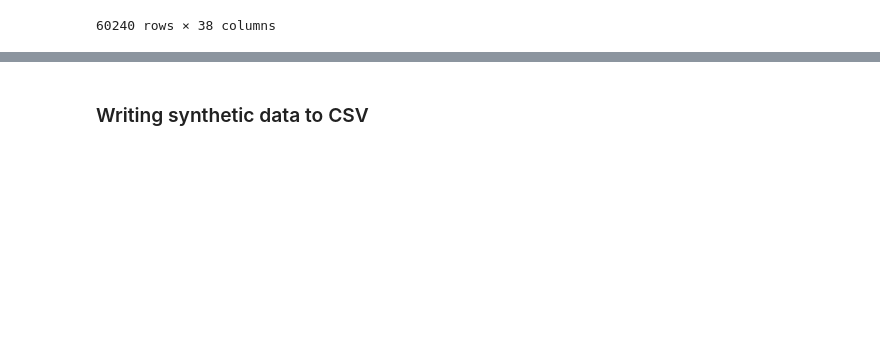
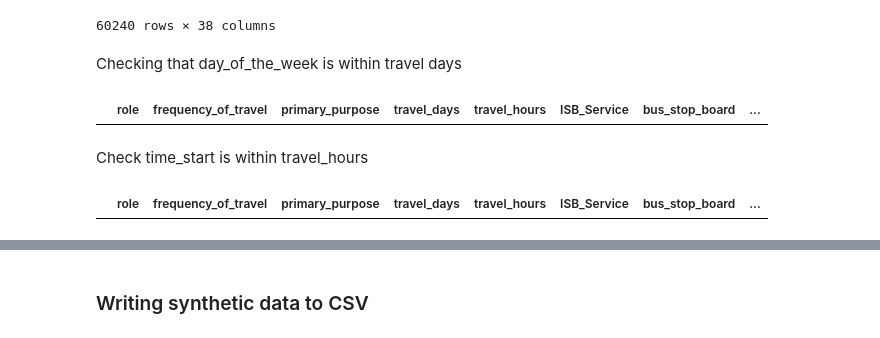
Before and after one commit to angelynnnnn/Optimizing-Public-Transport-Data, a Jupyter notebook: data_generation.ipynb, the cells around one changed output, grey strips where cells are left out. Cells and saved outputs as stored; diff of their text form; code cells hidden in the pictures; blank space fills up the shorter version.

Commit message:
cleaned travel and time data for synthetic data

```diff
--- a/data_generation.ipynb
+++ b/data_generation.ipynb
@@ -218,3 +243,5 @@ all_data
 | 60238 | Undergraduate student | 3 - 4 days a week | Commute to classes | Monday, Tuesday, Wednesday, Thurs... | 0900 - 1000, 1100 - 1200, 1300 - ... | E | UTown | ... |
 | 60239 | Undergraduate student | 3 - 4 days a week | Travelling to food establishments | Monday, Tuesday, Wednesday, Thursday | 1000 - 1100, 1100 - 1200, 1200 - ... | A1 | BIZ2 | ... |
 60240 rows × 38 columns
+# %% [markdown]
+Checking that day_of_the_week is within travel days
@@ -220,0 +281,26 @@ all_data
+# %%
+# check no more invalid days
+def check_invalid_days(data: pd.DataFrame) -> pd.DataFrame:
+    # Function to check if day_of_week is in travel_days
+    def is_valid_day(row):
+        travel_days = row['travel_days'].split(', ') if isinstance(row['travel_days'], str) else []
+        day_of_week = row['day_of_the_week'].split(', ') if isinstance(row['day_of_the_week'], str) else []
+
+        # Check if all days in day_of_week are in travel_days
+        return all(day in travel_days for day in day_of_week)
+
+    data['is_valid'] = data.apply(is_valid_day, axis=1)
+
+    invalid_rows = data[~data['is_valid']]
+
+    # Drop the helper column
+    invalid_rows = invalid_rows.drop(columns='is_valid')
+
+    return invalid_rows
+
+invalid_days = check_invalid_days(all_data)
+invalid_days
+# %% [output]
+|  | role | frequency_of_travel | primary_purpose | travel_days | travel_hours | ISB_Service | bus_stop_board | ... |
+# %% [markdown]
+Check time_start is within travel_hours
@@ -220,0 +364,37 @@ all_data
+# %%
+def check_invalid_time_starts(data: pd.DataFrame) -> pd.DataFrame:
+    """Check for invalid time_start entries based on travel_hours."""
+    invalid_rows = []
+
+    for index, row in data.iterrows():
+        actual_time = row['time_start']
+        travel_hours = row['travel_hours']
+
+        # Check if the actual_time is in the specified travel_hours
+        if pd.isnull(actual_time):
+            continue
+
+        # Split travel_hours into individual time ranges
+        time_ranges = travel_hours.split(', ')
+
+        # Check if actual_time is in any of the valid ranges
+        valid = False
+        for time_range in time_ranges:
+            start_str, end_str = time_range.split(' - ')  # Split each range
+            start_time = datetime.strptime(start_str, '%H%M').time()
+            end_time = datetime.strptime(end_str, '%H%M').time()
+
+            if start_time <= actual_time <= end_time:
+                valid = True
+                break  # Break if a valid range is found
+
+        if not valid:
+            invalid_rows.append(index)
+
+    return data.loc[invalid_rows]
+
+# Call the function and print invalid rows
+invalid_time_starts = check_invalid_time_starts(all_data)
+invalid_time_starts
+# %% [output]
+|  | role | frequency_of_travel | primary_purpose | travel_days | travel_hours | ISB_Service | bus_stop_board | ... |
```
Also changed, not shown: parts of 9 cells of this notebook, 1 other file.
